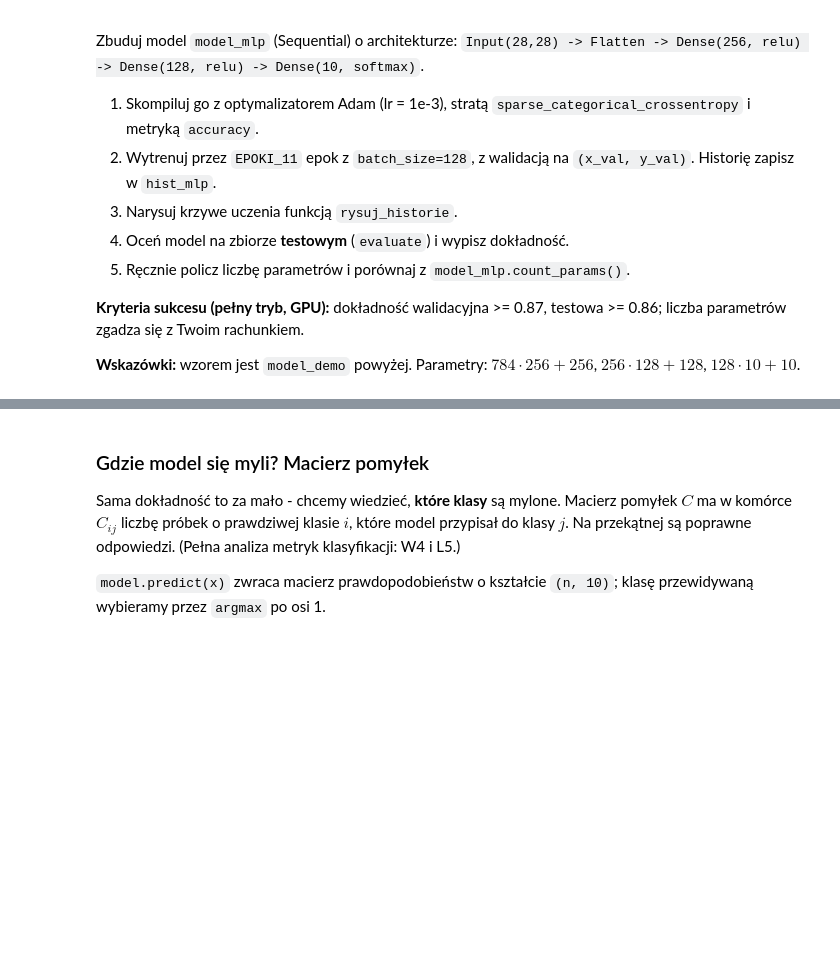
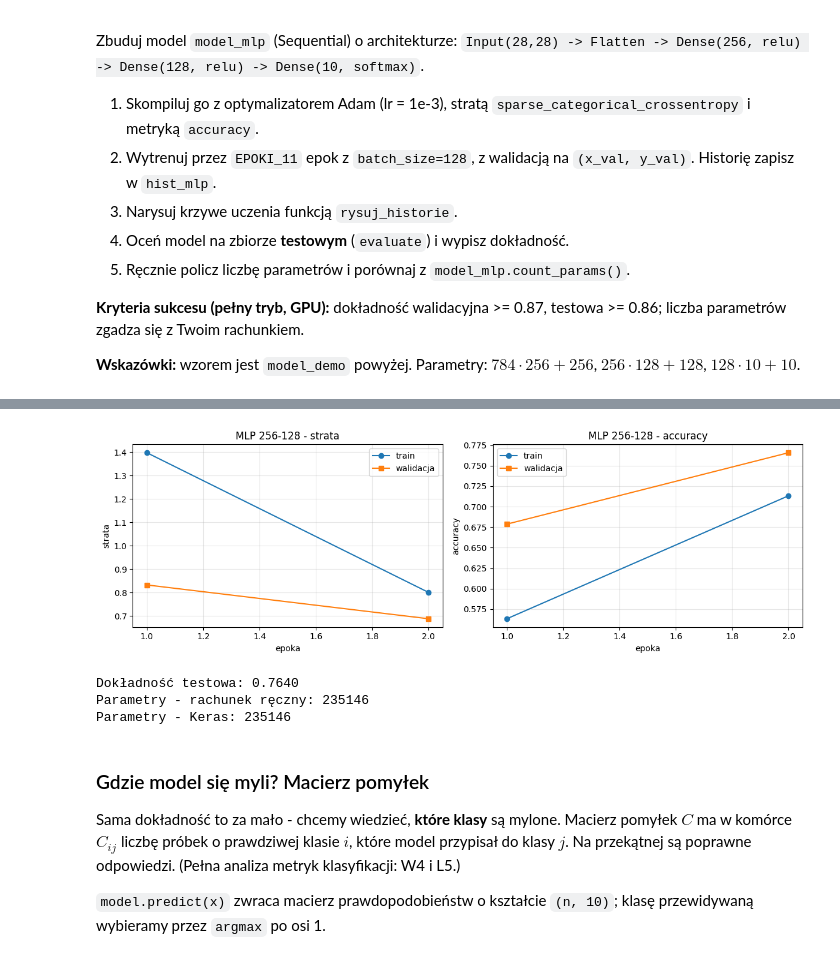
Before and after one commit to OxeyeDaisy434/UczenieGlebokieIJegoZastosowania---ZajeciaMagister, a Jupyter notebook: Notebooki_studenci/Lab03_Keras_klasyfikacja_regresja.ipynb, the cells around one changed output, grey strips where cells are left out. Drawn from its saved outputs; the diff is of its cells as text; code cells hidden in the pictures; blank space fills up the shorter version.

```diff
--- a/Notebooki_studenci/Lab03_Keras_klasyfikacja_regresja.ipynb
+++ b/Notebooki_studenci/Lab03_Keras_klasyfikacja_regresja.ipynb
@@ -82,7 +82,7 @@ from sklearn.metrics import mean_absolute_error, mean_squared_error, confusion_m
 
 # Tryb szybki: True = mniej danych i epok (praca na CPU / szybki test kodu)
 SZYBKI_TRYB = os.environ.get("DL_FAST", "0") == "1"
-# SZYBKI_TRYB = True   # <- odkomentuj, jeśli pracujesz bez GPU
+SZYBKI_TRYB = True   # <- odkomentuj, jeśli pracujesz bez GPU
 
 print("TensorFlow:", tf.__version__, "| Keras:", keras.__version__)
 print("Backend Keras:", keras.backend.backend())
@@ -251,4 +292,34 @@ Zbuduj model `model_mlp` (Sequential) o architekturze:
 EPOKI_11 = 2 if SZYBKI_TRYB else 15
 
 # TODO: uzupełnij - zbuduj, skompiluj i wytrenuj model_mlp; zapisz historię w hist_mlp
-model_mlp = None  # <- zastąp swoim modelem
+model_mlp = keras.Sequential([
+    keras.Input(shape=(28, 28)),
+    layers.Flatten(),
+    layers.Dense(256, activation="relu"),
+    layers.Dense(128, activation="relu"),
+    layers.Dense(10, activation="softmax"),
+], name="model_mlp")
+
+model_mlp.compile(
+    optimizer=keras.optimizers.Adam(learning_rate=1e-3),
+    loss="sparse_categorical_crossentropy",
+    metrics=["accuracy"],
+)
+
+hist_mlp = model_mlp.fit(
+    x_train, y_train,
+    epochs=EPOKI_11,
+    batch_size=128,
+    validation_data=(x_val, y_val),
+    verbose=2,
+)
+
+rysuj_historie(hist_mlp, tytul="MLP 256-128")
+test_loss_mlp, test_acc_mlp = model_mlp.evaluate(x_test, y_test, verbose=0)
+print(f"Dokładność testowa: {test_acc_mlp:.4f}")
+
+parametry_recznie = (784 * 256 + 256) + (256 * 128 + 128) + (128 * 10 + 10)
+print("Parametry - rachunek ręczny:", parametry_recznie)
+print("Parametry - Keras:", model_mlp.count_params())
+assert parametry_recznie == model_mlp.count_params()
+# %% [output]
@@ -255,3 +330,7 @@ model_mlp = None  # <- zastąp swoim modelem
+[figure, added]
+Dokładność testowa: 0.7640
+Parametry - rachunek ręczny: 235146
+Parametry - Keras: 235146
 # %% [markdown]
 ### Gdzie model się myli? Macierz pomyłek
 
```
Also changed, not shown: parts of 26 cells of this notebook.
